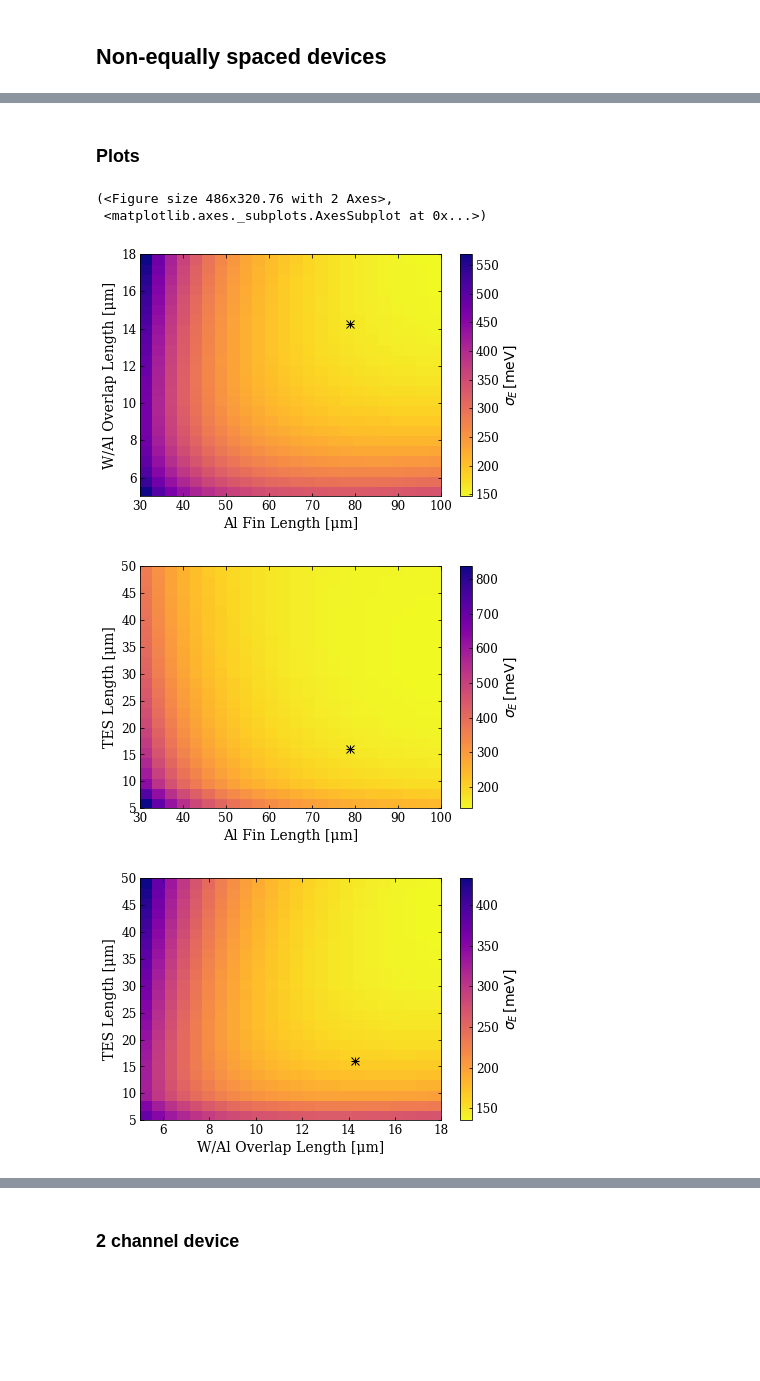
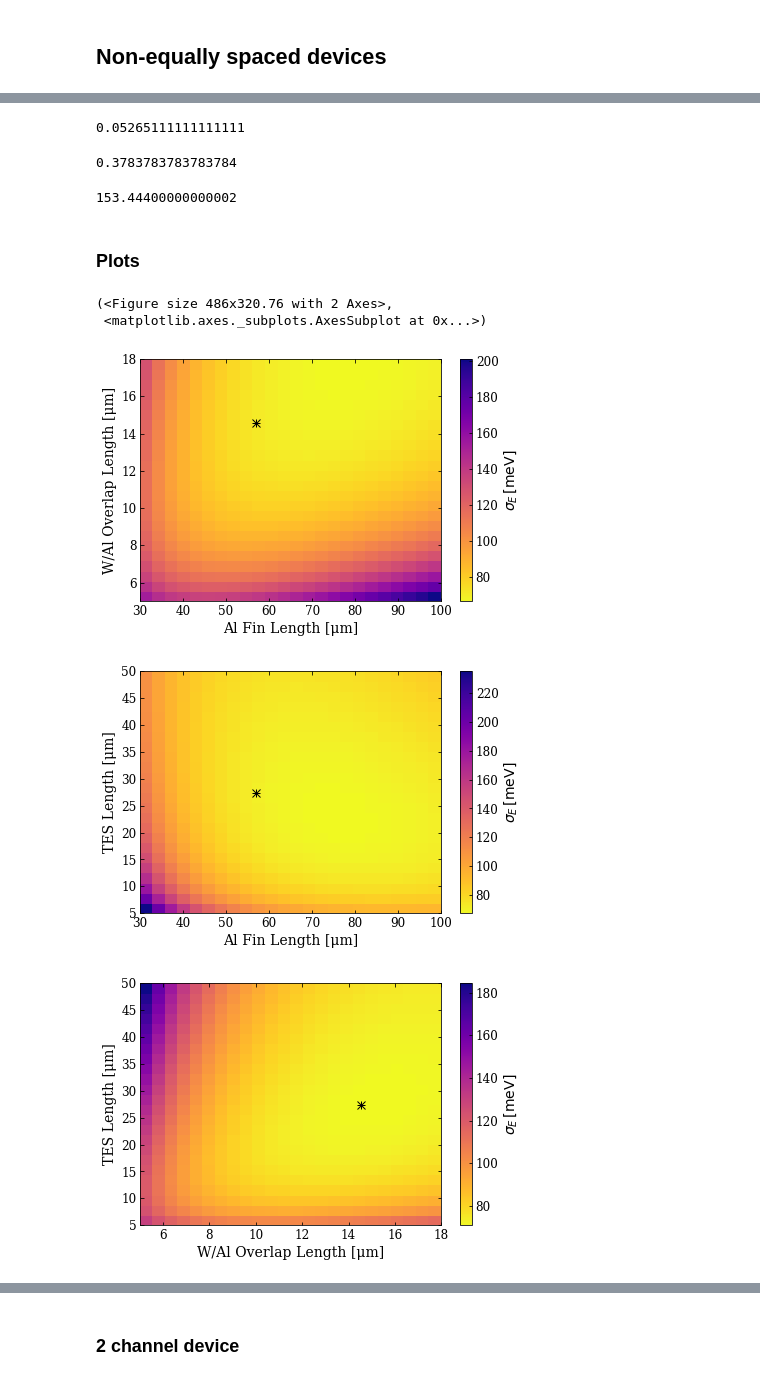
Before and after one commit to cwfink/cm_det_opt, a Jupyter notebook: quarter_percent/point25_percent_cov.ipynb, the cells around one changed output, grey strips where cells are left out. Drawn from its saved outputs; the diff is of its cells as text; code cells hidden in the pictures; blank space fills up the shorter version.

```diff
--- a/quarter_percent/point25_percent_cov.ipynb
+++ b/quarter_percent/point25_percent_cov.ipynb
@@ -558,7 +588,7 @@ det_opt_45_list = []
 suc1 = np.ones(20, dtype=bool)
 suc2 = np.ones(20, dtype=bool)
 
-res_n = np.linspace(435e-3, 465e-3, 20)
+res_n = np.linspace(440e-3, 460e-3, 20)
 for ii in tqdm(range(len(res_n))):
 
 
@@ -623,8 +653,12 @@ absorber = det_opt_13._absorber
 qet = det_opt_13.QET
 tes = det_opt_13.QET.TES
 det = det_opt_13
-rn = 1.65
+rn = 450e-3
 equal_spaced=False
+
+tc = 40e-3
+
+material=dark.TESMaterial(Tc=tc)
 
 
 n_fin = tes.n_fin
@@ -648,7 +682,7 @@ tes1 = dark.TES(length=l, width=tes.w, l_overlap=l_overlap, n_fin=n_fin, sigma=t
            rn=rn, rsh=tes.rsh, rp=tes.rp, L_tot=tes.L, tload=tes.tload,
            w_overlap=w_overlap, w_fin_con=tes.w_fin_con, h=tes.h,
            veff_WAloverlap=tes.veff_WAloverlap, veff_WFinCon=tes.veff_WFinCon,
-           con_type=tes.con_type, material=tes.material, operating_point=tes.fOp,
+           con_type=tes.con_type, material=material, operating_point=tes.fOp,
            alpha=tes.alpha, beta=tes.beta, wempty_fin=tes.wempty_fin,
            wempty_tes=tes.wempty_tes, n=tes.n, Qp=tes.Qp, t_mc=tes.t_mc,
            w_overlap_stem=tes.w_overlap_stem,  l_c=tes.l_c,
@@ -684,21 +733,33 @@ NameError: name 'suc1' is not defined
+# %%
+(150e-6*60*6e-6*2 + 2* 20772e-12 + 200e-6**2)/(1e-2*1e-2*2+4e-3*1e-2*4)*100
+# %% [output]
+0.05265111111111111
+# %%
+.07/.185
+# %% [output]
+0.3783783783783784
+# %%
+383.61*2/5
+# %% [output]
+153.44400000000002
 # %% [markdown]
 ### Plots
 # %%
 n = 25
 
 l = np.linspace(5e-6, 50e-6, n)
 l_f = np.linspace(30e-6, 100e-6, n)
 l_overlap = np.linspace(5e-6, 18e-6, n)
 
 plot.plot_loverlap_vs_lfin(l_overlap, l_f, det1, val='energy')
 plot.plot_ltes_vs_lfin(l, l_f, det1, val='energy')
 plot.plot_ltes_vs_loverlap(l, l_overlap, det1, val='energy')
 
 
-plot.plot_ltes_vs_lfin(l, l_f, det1, val='al')
+# plot.plot_ltes_vs_lfin(l, l_f, det1, val='al')
 # %% [output]
 (<Figure size 486x320.76 with 2 Axes>,
  <matplotlib.axes._subplots.AxesSubplot at 0x...>)
-[figure, old version]
+[figure, new version]
-[figure, old version]
+[figure, new version]
-[figure, old version]
+[figure, new version]
```
Also changed, not shown: parts of 13 cells of this notebook, 35 other files.
